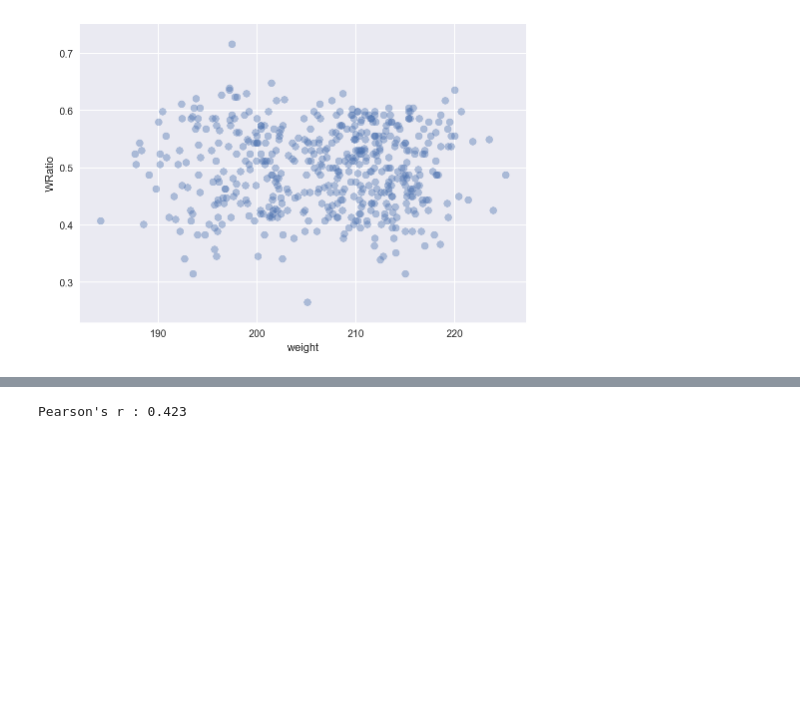
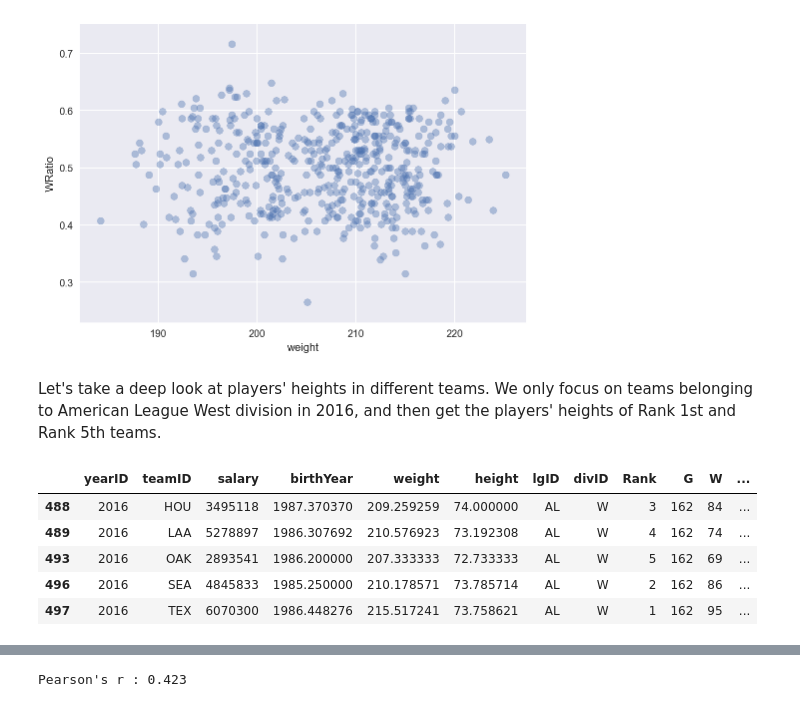
Before and after one commit to fishstar/Udacity_Projects_DataAnalysis, a Jupyter notebook: P2_baseball_data_investigation/project2_baseball_data_investigation.ipynb, the cells around one changed output, grey strips where cells are left out. Drawn from its saved outputs; the diff is of its cells as text; code cells hidden in the pictures; blank space fills up the shorter version.

```diff
--- a/P2_baseball_data_investigation/project2_baseball_data_investigation.ipynb
+++ b/P2_baseball_data_investigation/project2_baseball_data_investigation.ipynb
@@ -180,3 +203,14 @@ correlation(yt, 'weight', 'WRatio')
 # %% [output]
 Pearson's r : 0.002
 [figure]
+# %% [markdown]
+Let's take a deep look at players' heights in different teams. We only focus on teams belonging to American League West division in 2016, and then get the players' heights of Rank 1st and Rank 5th teams.
+# %%
+yt[(yt.yearID==2016) & (yt.divID=='W') & (yt.lgID=='AL')]
+# %% [output]
+|  | yearID | teamID | salary | birthYear | weight | height | lgID | divID | Rank | G | W | ... |
+| 488 | 2016 | HOU | 3495118 | 1987.370370 | 209.259259 | 74.000000 | AL | W | 3 | 162 | 84 | ... |
+| 489 | 2016 | LAA | 5278897 | 1986.307692 | 210.576923 | 73.192308 | AL | W | 4 | 162 | 74 | ... |
+| 493 | 2016 | OAK | 2893541 | 1986.200000 | 207.333333 | 72.733333 | AL | W | 5 | 162 | 69 | ... |
+| 496 | 2016 | SEA | 4845833 | 1985.250000 | 210.178571 | 73.785714 | AL | W | 2 | 162 | 86 | ... |
+| 497 | 2016 | TEX | 6070300 | 1986.448276 | 215.517241 | 73.758621 | AL | W | 1 | 162 | 95 | ... |
```
Also changed, not shown: parts of 7 cells of this notebook.
